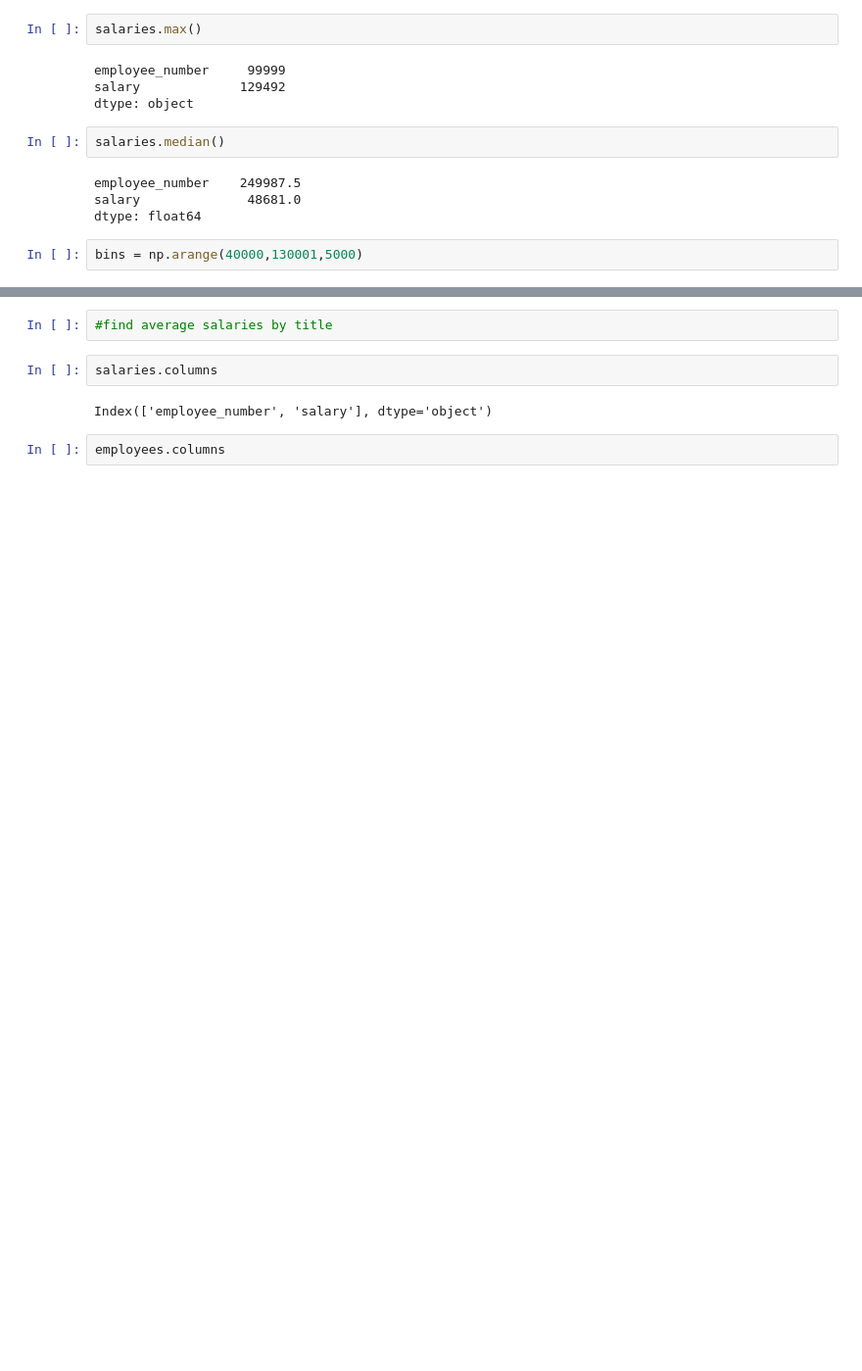
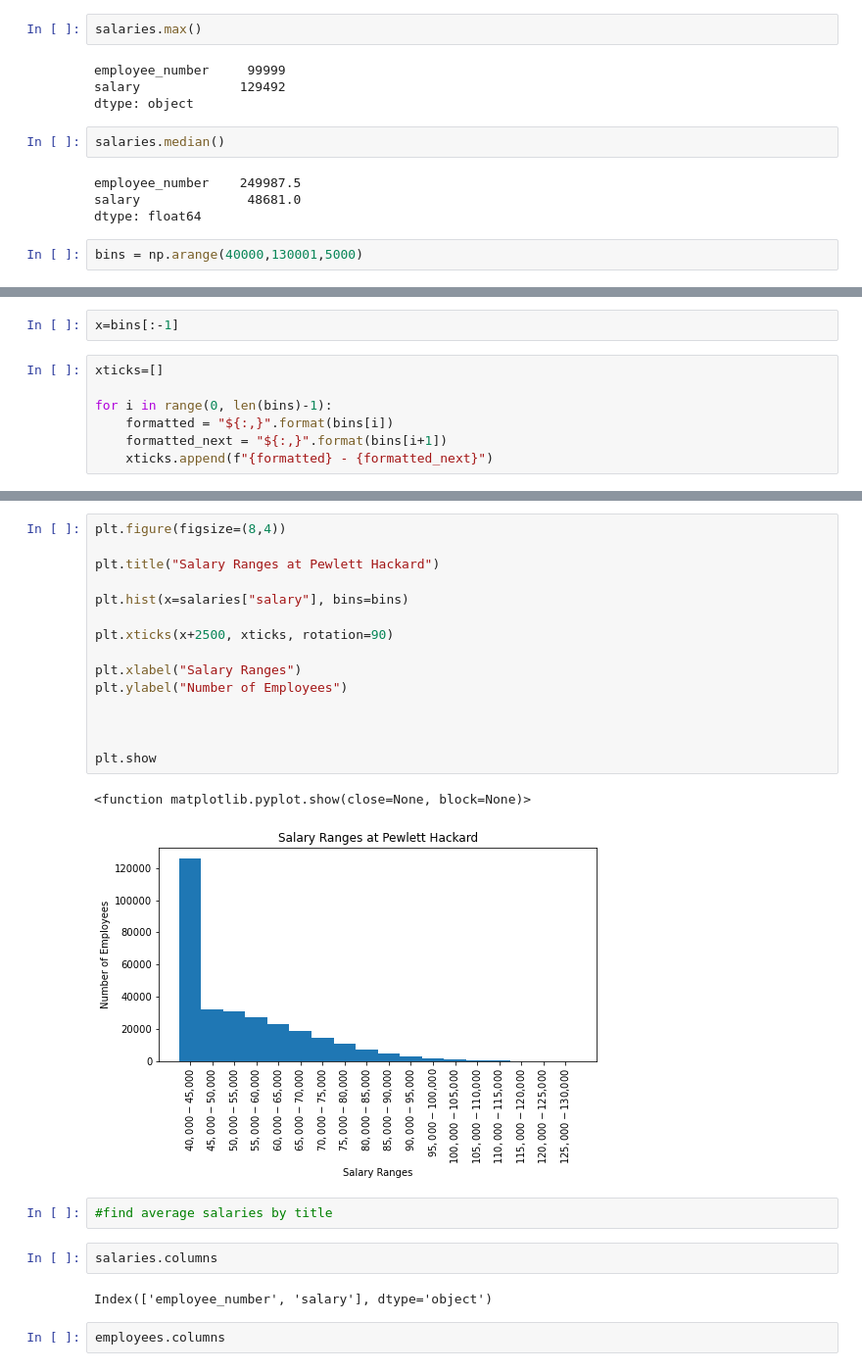
Before and after one commit to leah-handel/Employee-Database, a Jupyter notebook: Bonus.ipynb, the cells around one changed output, grey strips where cells are left out. Shown at 98% size. Saved outputs shown, nothing was run; the diff lists cells and outputs as text; blank space fills up the shorter version.

```diff
--- a/Bonus.ipynb
+++ b/Bonus.ipynb
@@ -49,0 +37,9 @@ plt.show
+# %%
+x=bins[:-1]
+# %%
+xticks=[]
+
+for i in range(0, len(bins)-1):
+    formatted = "${:,}".format(bins[i])
+    formatted_next = "${:,}".format(bins[i+1])
+    xticks.append(f"{formatted} - {formatted_next}")
@@ -50,3 +67,21 @@ plt.show
+# %%
+plt.figure(figsize=(8,4))
+
+plt.title("Salary Ranges at Pewlett Hackard")
+
+plt.hist(x=salaries["salary"], bins=bins)
+
+plt.xticks(x+2500, xticks, rotation=90)
+
+plt.xlabel("Salary Ranges")
+plt.ylabel("Number of Employees")
+
+
+
+plt.show
+# %% [output]
+<function matplotlib.pyplot.show(close=None, block=None)>
+[figure, added]
 # %%
 #find average salaries by title
 # %%
```
Also changed, not shown: parts of 5 cells of this notebook.
